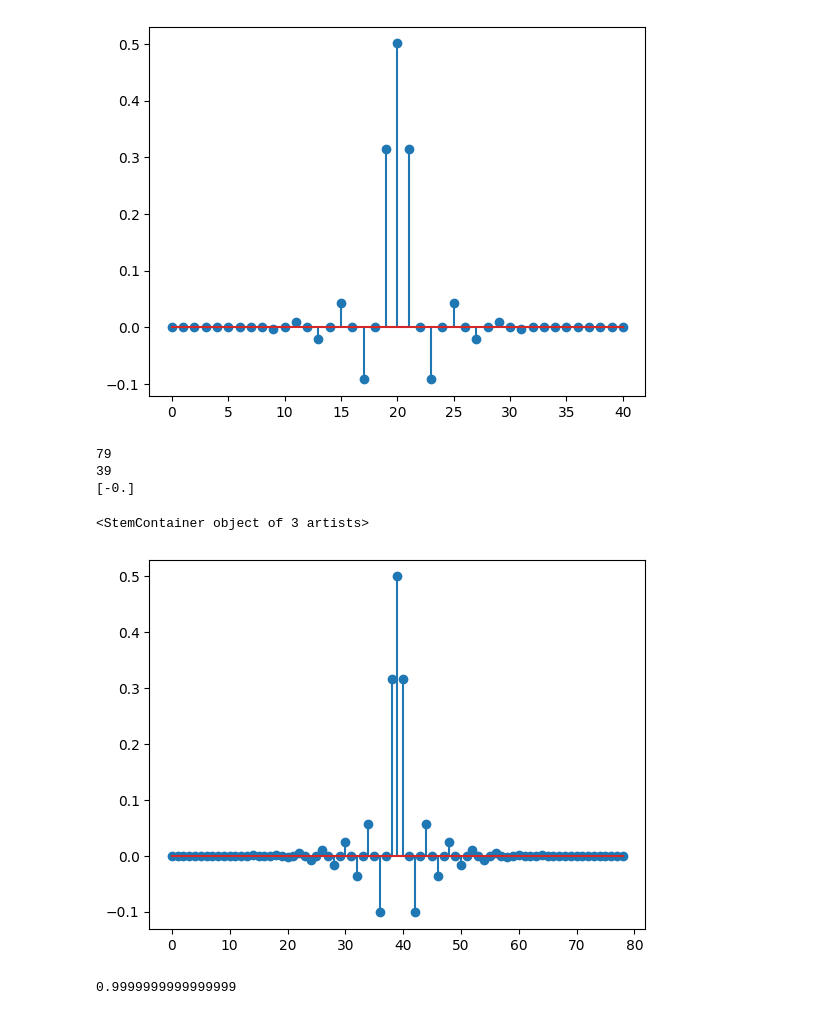
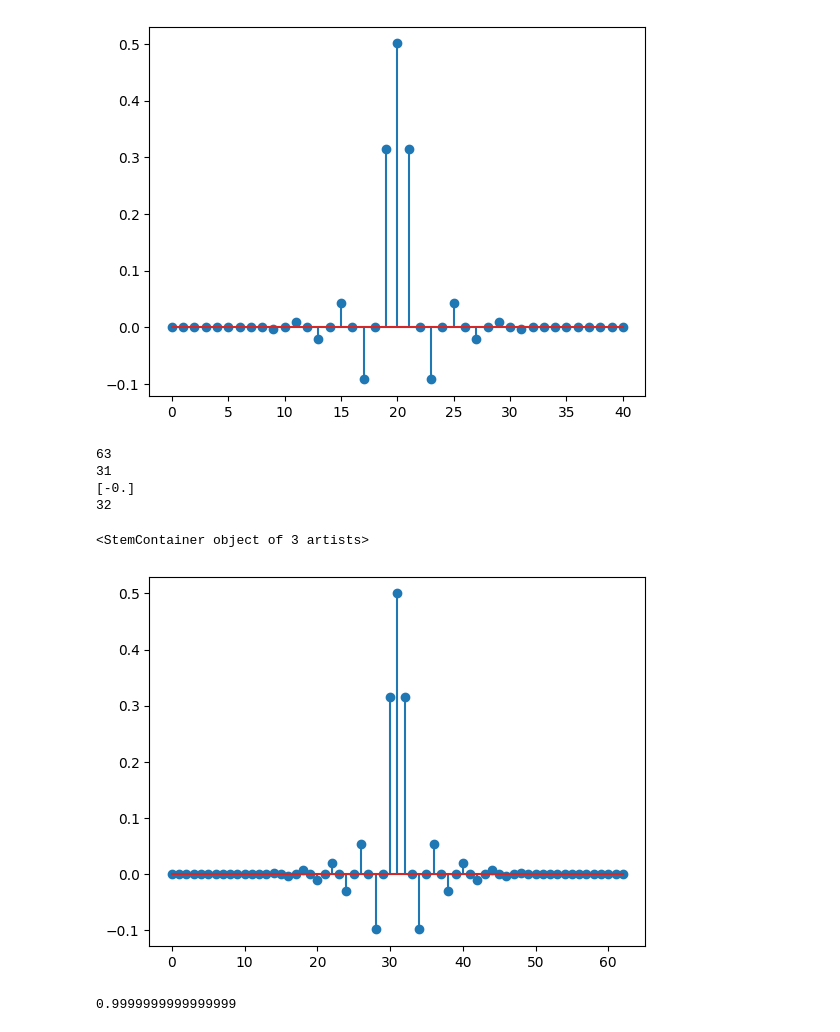
Before and after one commit to jsquie/Nonlinear_ADAA, a Jupyter notebook: Untitled.ipynb, the cells around one changed output. Saved outputs shown, nothing was run; the diff lists cells and outputs as text; code cells hidden in the pictures.

```diff
--- a/Untitled.ipynb
+++ b/Untitled.ipynb
@@ -915,35 +911,37 @@ print(l // 4)
 9
 [figure]
 # %%
-l = (4 * 20) - 1
+l = (4 * 16) - 1
 print(l)
 print(l // 2)
 #print(0.5 * (np.arange(l) - (l // 2)))
 filter_coefs_l = sinc(0.5 * (np.arange(l)-(l // 2)))
 filter_coefs_l *= signal.windows.hann(l) * signal.windows.kaiser(l, 10.0)
 filter_coefs_l /= filter_coefs_l.sum()
 mid = filter_coefs_l[l // 2]
 #plt.stem(filter_coefs_l)
 filter_coefs_l = [0 if i % 2 == 1 else x for i, x in enumerate(filter_coefs_l)]
 
 filter_coefs_l[l // 2] = mid
 #filter_coefs_l = filter_coefs_l * signal.windows.hann(l)
 #filter_coefs_l = filter_coefs_l * signal.windows.taylor(l)
 
 #filter_coefs_l /= filter_coefs_l.sum()
 #filter_coefs *= 0.5
 #print(filter_coefs_l.sum())
 
 filter_coefs_l = np.array(filter_coefs_l)
 print(filter_coefs_l[-1:])
+print(len(filter_coefs_l[::2]))
 #print(np.min(np.abs(filter_coefs)))
 plt.stem(filter_coefs_l)
 # %% [output]
-79
-39
+63
+31
 [-0.]
+32
 <StemContainer object of 3 artists>
-[figure, old version]
+[figure, new version]
 # %%
 
 #plt.magnitude_spectrum(np.convolve(np.concatenate([[1.0], np.zeros(1000)]), filter_coefs), scale='dB', label="plus 1 mine")
```
Also changed, not shown: parts of 11 cells of this notebook, 15 other files.
